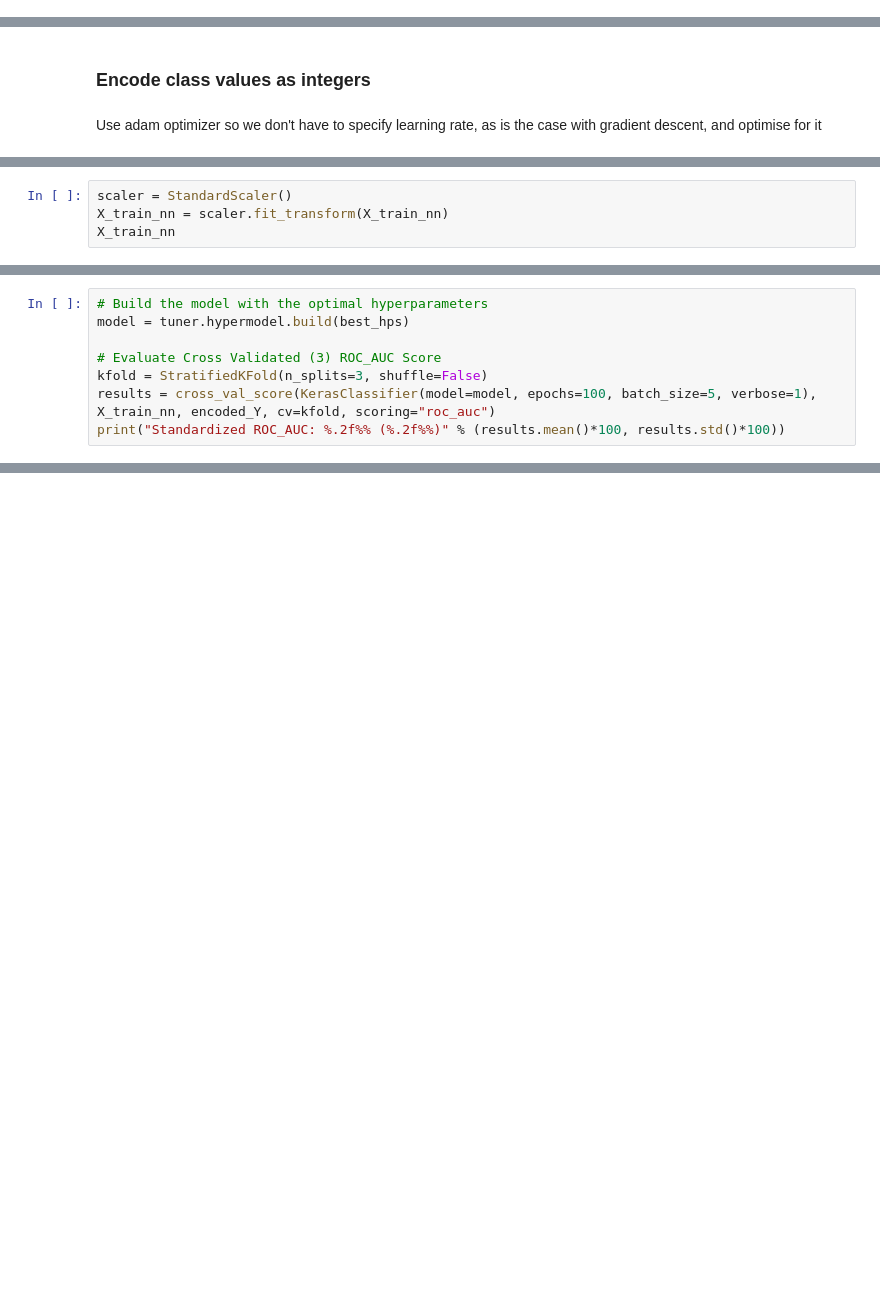
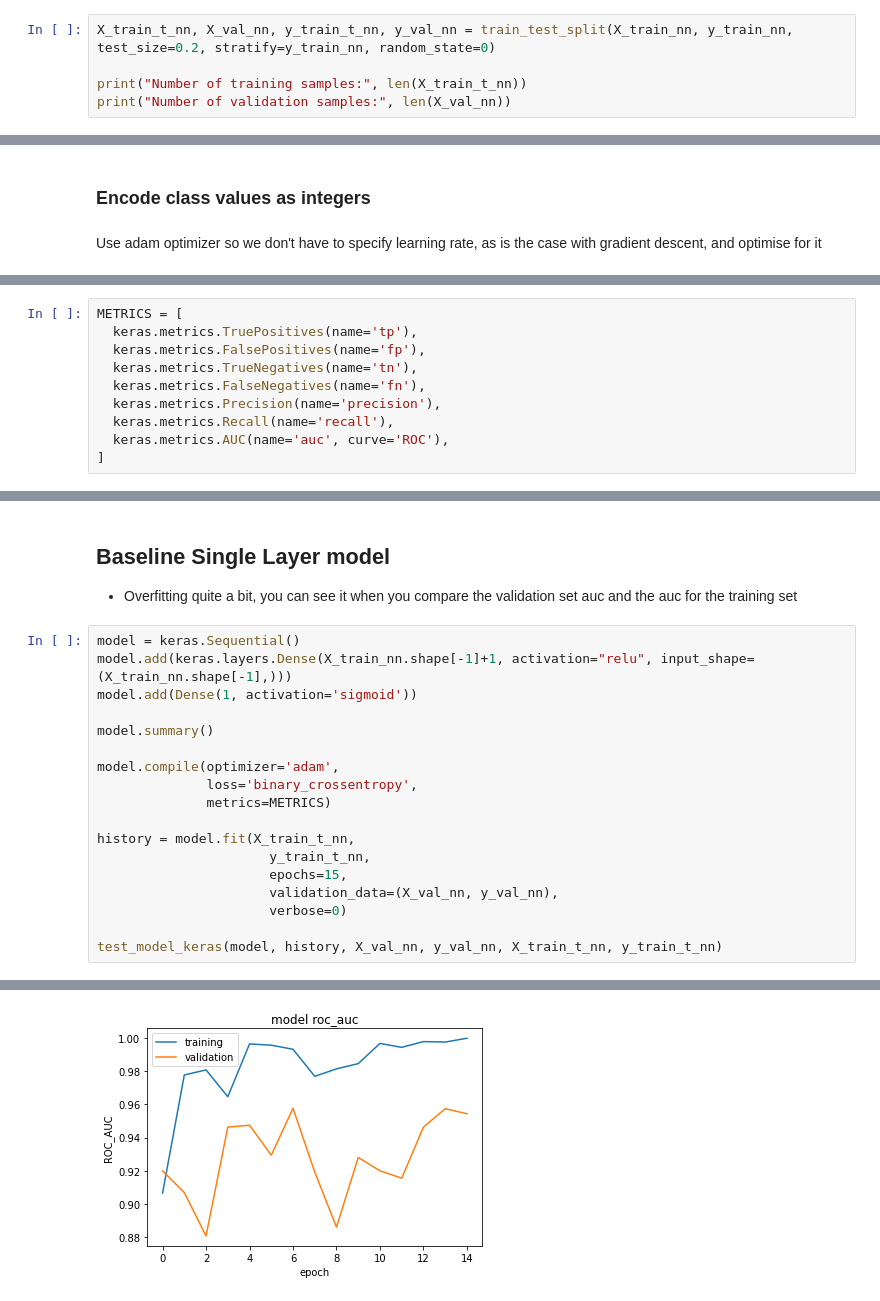
Before and after one commit to Zoya-Anwar/PythonSmellClassifiers-Mark, a Jupyter notebook: smell-classifier.py.ipynb, the cells around one changed output, grey strips where cells are left out. Drawn from its saved outputs; the diff is of its cells as text; blank space fills up the shorter version.

Commit message:
Keras tuned

```diff
--- a/smell-classifier.py.ipynb
+++ b/smell-classifier.py.ipynb
@@ -977,0 +998,5 @@ X_train_nn, X_test_nn = handleNaNs(X_train.copy(), X_test.copy(), option=1)
+# %%
+X_train_t_nn, X_val_nn, y_train_t_nn, y_val_nn = train_test_split(X_train_nn, y_train_nn, test_size=0.2, stratify=y_train_nn, random_state=0)
+
+print("Number of training samples:", len(X_train_t_nn))
+print("Number of validation samples:", len(X_val_nn))
@@ -1013,4 +1034,0 @@ https://machinelearningmastery.com/binary-classification-tutorial-with-the-keras
-# %%
-scaler = StandardScaler()
-X_train_nn = scaler.fit_transform(X_train_nn)
-X_train_nn
@@ -1155,8 +1034,0 @@ Train the new model and cross evaluate the score (CV=3)
-# %%
-# Build the model with the optimal hyperparameters
-model = tuner.hypermodel.build(best_hps)
-
-# Evaluate Cross Validated (3) ROC_AUC Score
-kfold = StratifiedKFold(n_splits=3, shuffle=False)
-results = cross_val_score(KerasClassifier(model=model, epochs=100, batch_size=5, verbose=1), X_train_nn, encoded_Y, cv=kfold, scoring="roc_auc")
-print("Standardized ROC_AUC: %.2f%% (%.2f%%)" % (results.mean()*100, results.std()*100))
@@ -1224,0 +1037,10 @@ KeyboardInterrupt:
+# %%
+METRICS = [
+  keras.metrics.TruePositives(name='tp'),
+  keras.metrics.FalsePositives(name='fp'),
+  keras.metrics.TrueNegatives(name='tn'),
+  keras.metrics.FalseNegatives(name='fn'),
+  keras.metrics.Precision(name='precision'),
+  keras.metrics.Recall(name='recall'),
+  keras.metrics.AUC(name='auc', curve='ROC'),
+]
@@ -1224,0 +1128,22 @@ KeyboardInterrupt:
+# %% [markdown]
+## Baseline Single Layer model
+- Overfitting quite a bit, you can see it when you compare the validation set auc and the auc for the training set
+# %%
+model = keras.Sequential()
+model.add(keras.layers.Dense(X_train_nn.shape[-1]+1, activation="relu", input_shape=(X_train_nn.shape[-1],)))
+model.add(Dense(1, activation='sigmoid'))
+
+model.summary()
+
+model.compile(optimizer='adam',
+              loss='binary_crossentropy',
+              metrics=METRICS)
+
+history = model.fit(X_train_t_nn,
+                      y_train_t_nn,
+                      epochs=15,
+                      validation_data=(X_val_nn, y_val_nn),
+                      verbose=0)
+
+test_model_keras(model, history, X_val_nn, y_val_nn, X_train_t_nn, y_train_t_nn)
+# %% [output]
@@ -1224,0 +1163 @@ KeyboardInterrupt:
+[figure, added]
```
Also changed, not shown: parts of 54 cells of this notebook, 1 other file.
